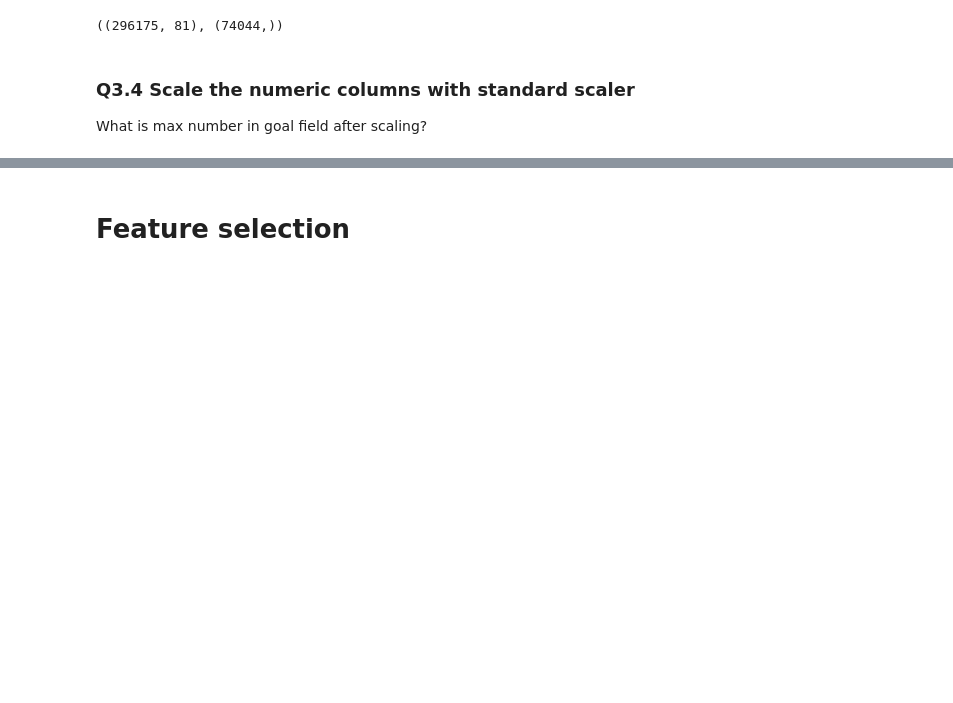
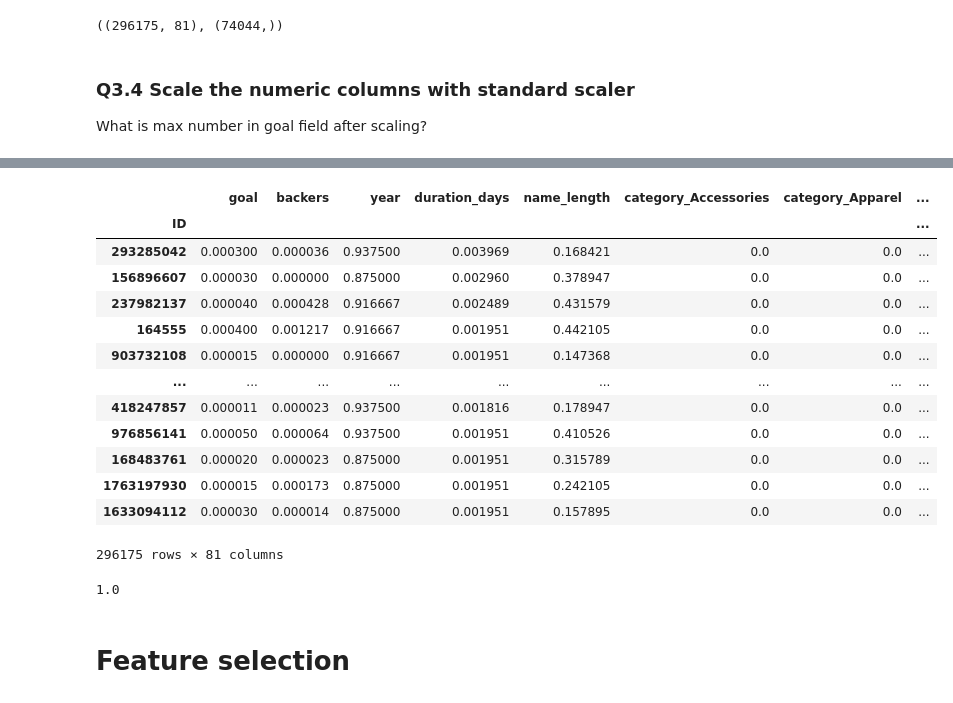
Before and after one commit to annenkova97/Intro2DS, a Jupyter notebook: HW2/assigment_2_reupload.ipynb, the cells around one changed output, grey strips where cells are left out. Cells and saved outputs as stored; diff of their text form; code cells hidden in the pictures; blank space fills up the shorter version.

```diff
--- a/HW2/assigment_2_reupload.ipynb
+++ b/HW2/assigment_2_reupload.ipynb
@@ -861,3 +861,11 @@ X_train.shape, y_test.shape
 # %% [markdown]
 ### Q3.4 Scale the numeric columns with standard scaler
 What is max number in goal field after scaling?
+# %%
+from sklearn.preprocessing import MinMaxScaler
+scaler = MinMaxScaler()
+# %%
+scaler.fit(X_train[num_feat])
+
+X_train[num_feat] = scaler.transform(X_train[num_feat])
+X_test[num_feat] = scaler.transform(X_test[num_feat])
@@ -864,3 +893,24 @@ What is max number in goal field after scaling?
+# %%
+X_train
+# %% [output]
+|  | goal | backers | year | duration_days | name_length | category_Accessories | category_Apparel | ... |
+| ID |  |  |  |  |  |  |  | ... |
+| 293285042 | 0.000300 | 0.000036 | 0.937500 | 0.003969 | 0.168421 | 0.0 | 0.0 | ... |
+| 156896607 | 0.000030 | 0.000000 | 0.875000 | 0.002960 | 0.378947 | 0.0 | 0.0 | ... |
+| 237982137 | 0.000040 | 0.000428 | 0.916667 | 0.002489 | 0.431579 | 0.0 | 0.0 | ... |
+| 164555 | 0.000400 | 0.001217 | 0.916667 | 0.001951 | 0.442105 | 0.0 | 0.0 | ... |
+| 903732108 | 0.000015 | 0.000000 | 0.916667 | 0.001951 | 0.147368 | 0.0 | 0.0 | ... |
+| ... | ... | ... | ... | ... | ... | ... | ... | ... |
+| 418247857 | 0.000011 | 0.000023 | 0.937500 | 0.001816 | 0.178947 | 0.0 | 0.0 | ... |
+| 976856141 | 0.000050 | 0.000064 | 0.937500 | 0.001951 | 0.410526 | 0.0 | 0.0 | ... |
+| 168483761 | 0.000020 | 0.000023 | 0.875000 | 0.001951 | 0.315789 | 0.0 | 0.0 | ... |
+| 1763197930 | 0.000015 | 0.000173 | 0.875000 | 0.001951 | 0.242105 | 0.0 | 0.0 | ... |
+| 1633094112 | 0.000030 | 0.000014 | 0.875000 | 0.001951 | 0.157895 | 0.0 | 0.0 | ... |
+296175 rows × 81 columns
+# %%
+X_train.goal.max()
+# %% [output]
+1.0
 # %% [markdown]
 # Feature selection
 # %% [markdown]
```
Also changed, not shown: parts of 18 cells of this notebook.
